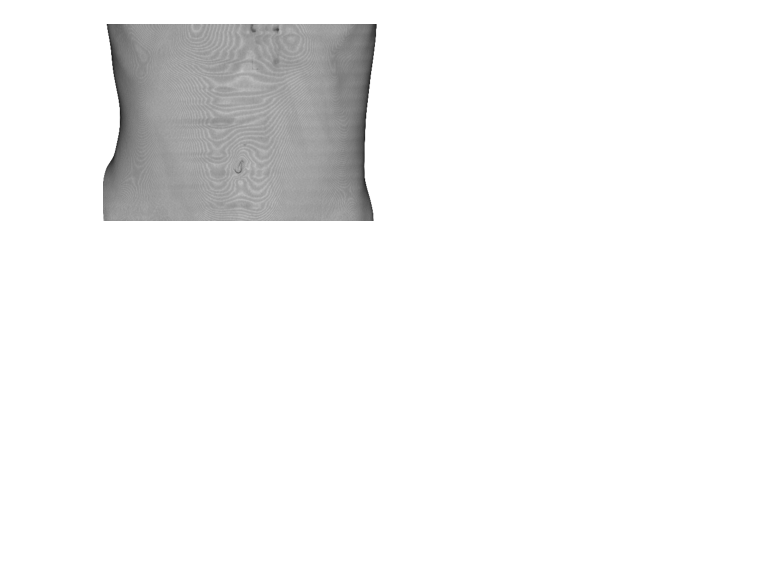
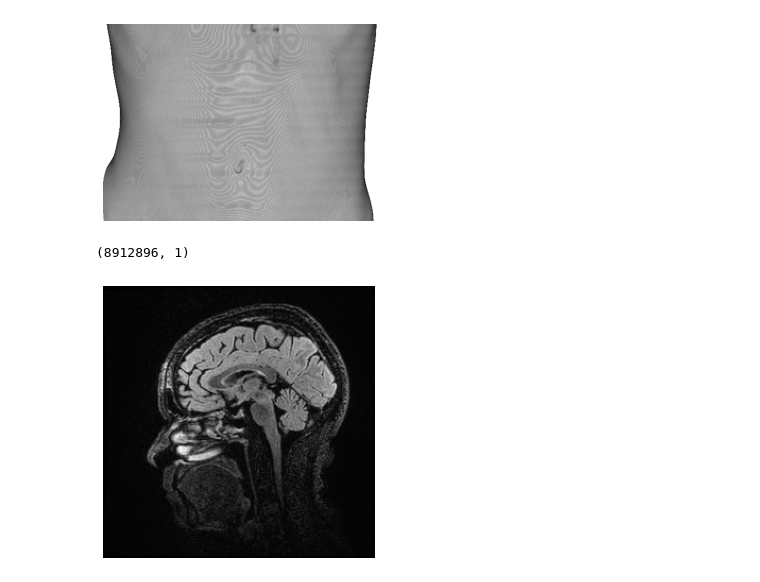
Before and after one commit to fredffsixty/Medical_Imaging, a Jupyter notebook: raycasting.ipynb, the cells around one changed output. Saved outputs shown, nothing was run; the diff lists cells and outputs as text; code cells hidden in the pictures; blank space fills up the shorter version.

```diff
--- a/raycasting.ipynb
+++ b/raycasting.ipynb
@@ -214,3 +214,17 @@ ct_proj = projection(ct_scan,mode='composite',direction='coronal',alpha=alpha)
 axes = plot_images([ct_proj])
 # %% [output]
 [figure]
+# %%
+brain_info = load_dcm_volume('Data/Sag_FLAIR+FATSAT_CUBE_3')
+# %%
+brain = brain_info[3]
+
+flat_brain = brain.reshape((brain.shape[0]*brain.shape[1]*brain.shape[2],1))
+
+flat_brain.shape
+# %% [output]
+(8912896, 1)
+# %%
+ax = plot_images([brain[:,:,68]])
+# %% [output]
+[figure, added]
```
Also changed, not shown: parts of 3 cells of this notebook.
